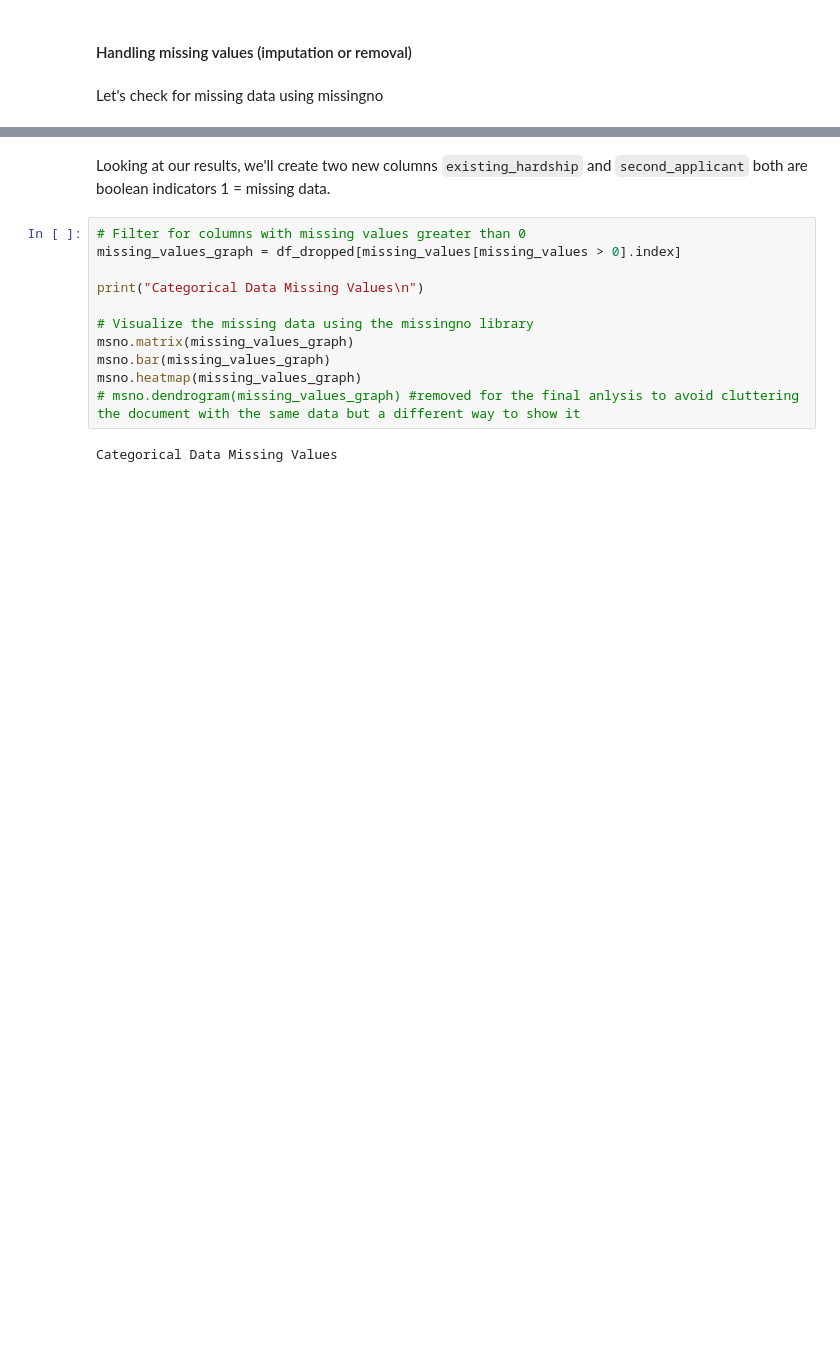
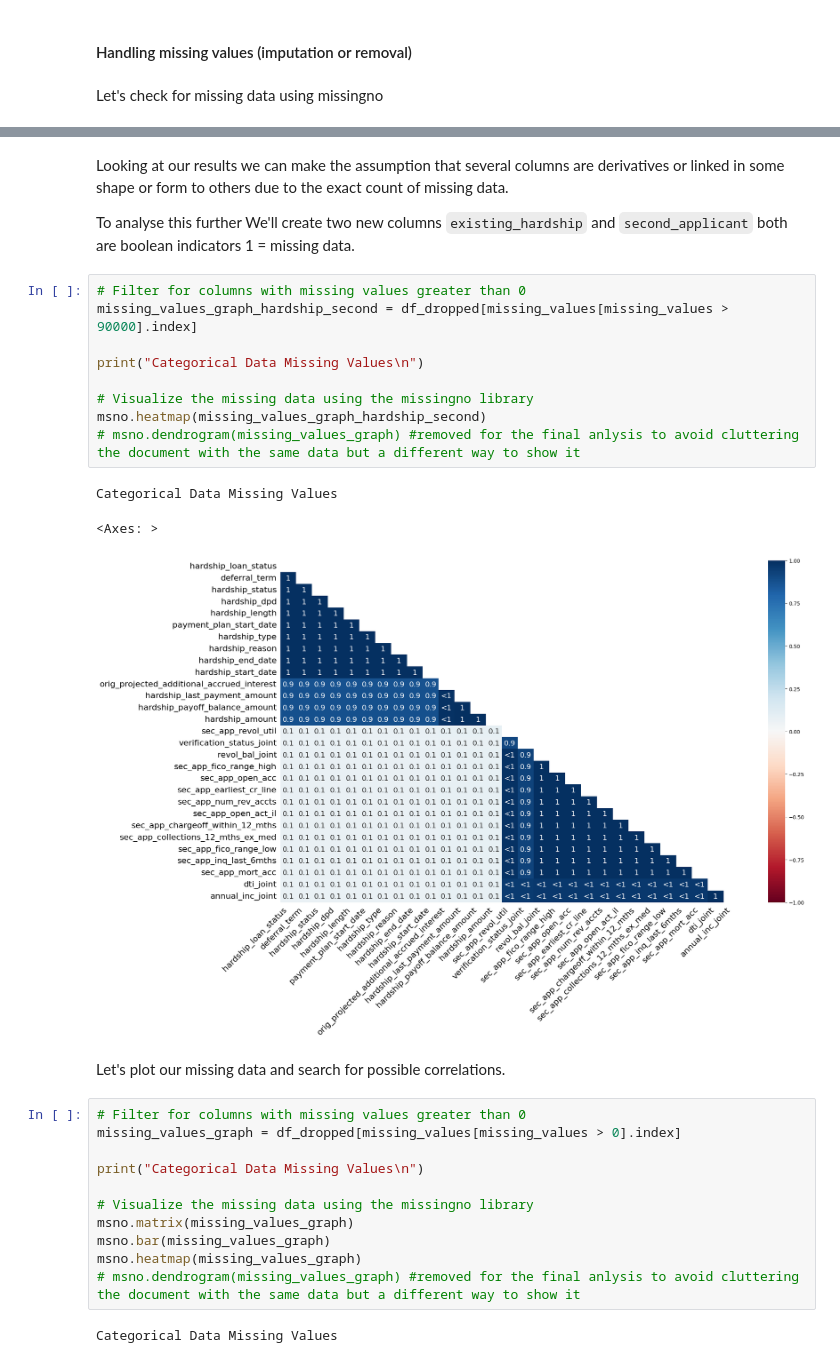
Before and after one commit to Wattysaid/dsif-git-main-project, a Jupyter notebook: elvtr_main_project/notebooks/ELVTR_Data_Science_Main_Project.ipynb, the cells around one changed output, grey strips where cells are left out. Cells and saved outputs as stored; diff of their text form; blank space fills up the shorter version.

Commit message:
missingno analysis on hardship and secondary applicant to confirm suspicion of strong missing data correlation.

```diff
--- a/elvtr_main_project/notebooks/ELVTR_Data_Science_Main_Project.ipynb
+++ b/elvtr_main_project/notebooks/ELVTR_Data_Science_Main_Project.ipynb
@@ -324,5 +324,22 @@ dtype: int64
 # %% [markdown]
-Looking at our results, we'll create two new columns `existing_hardship` and `second_applicant` both are boolean indicators 1 = missing data.
+Looking at our results we can make the assumption that several columns are derivatives or linked in some shape or form to others due to the exact count of missing data.
+
+To analyse this further We'll create two new columns `existing_hardship` and `second_applicant` both are boolean indicators 1 = missing data.
+# %%
+# Filter for columns with missing values greater than 0
+missing_values_graph_hardship_second = df_dropped[missing_values[missing_values > 90000].index]
+
+print("Categorical Data Missing Values\n")
+
+# Visualize the missing data using the missingno library
+msno.heatmap(missing_values_graph_hardship_second)
+# msno.dendrogram(missing_values_graph) #removed for the final anlysis to avoid cluttering the document with the same data but a different way to show it
+# %% [output]
+Categorical Data Missing Values
+<Axes: >
+[figure, added]
+# %% [markdown]
+Let's plot our missing data and search for possible correlations.
 # %%
 # Filter for columns with missing values greater than 0
 missing_values_graph = df_dropped[missing_values[missing_values > 0].index]
```
Also changed, not shown: parts of 1 cell of this notebook.
